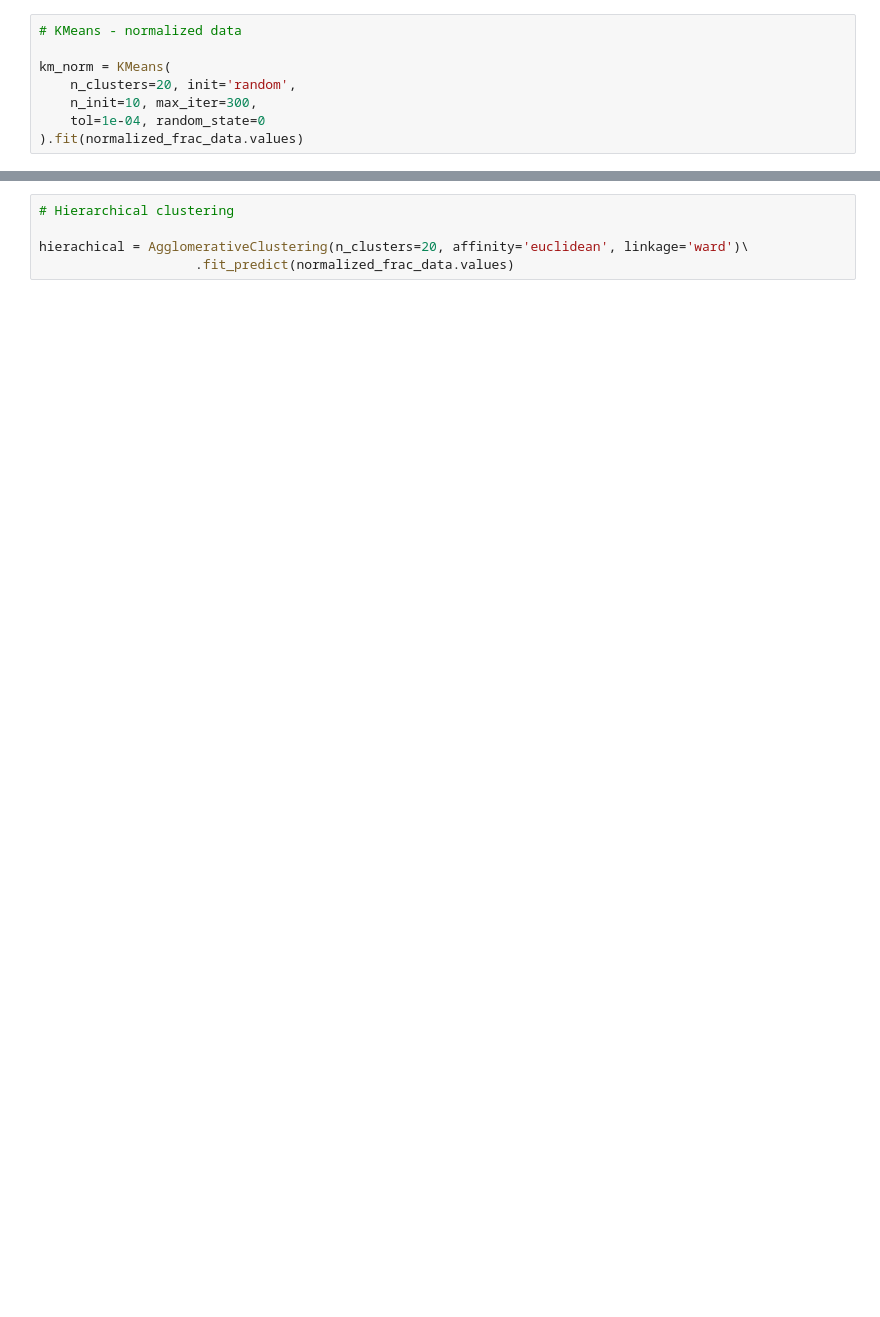
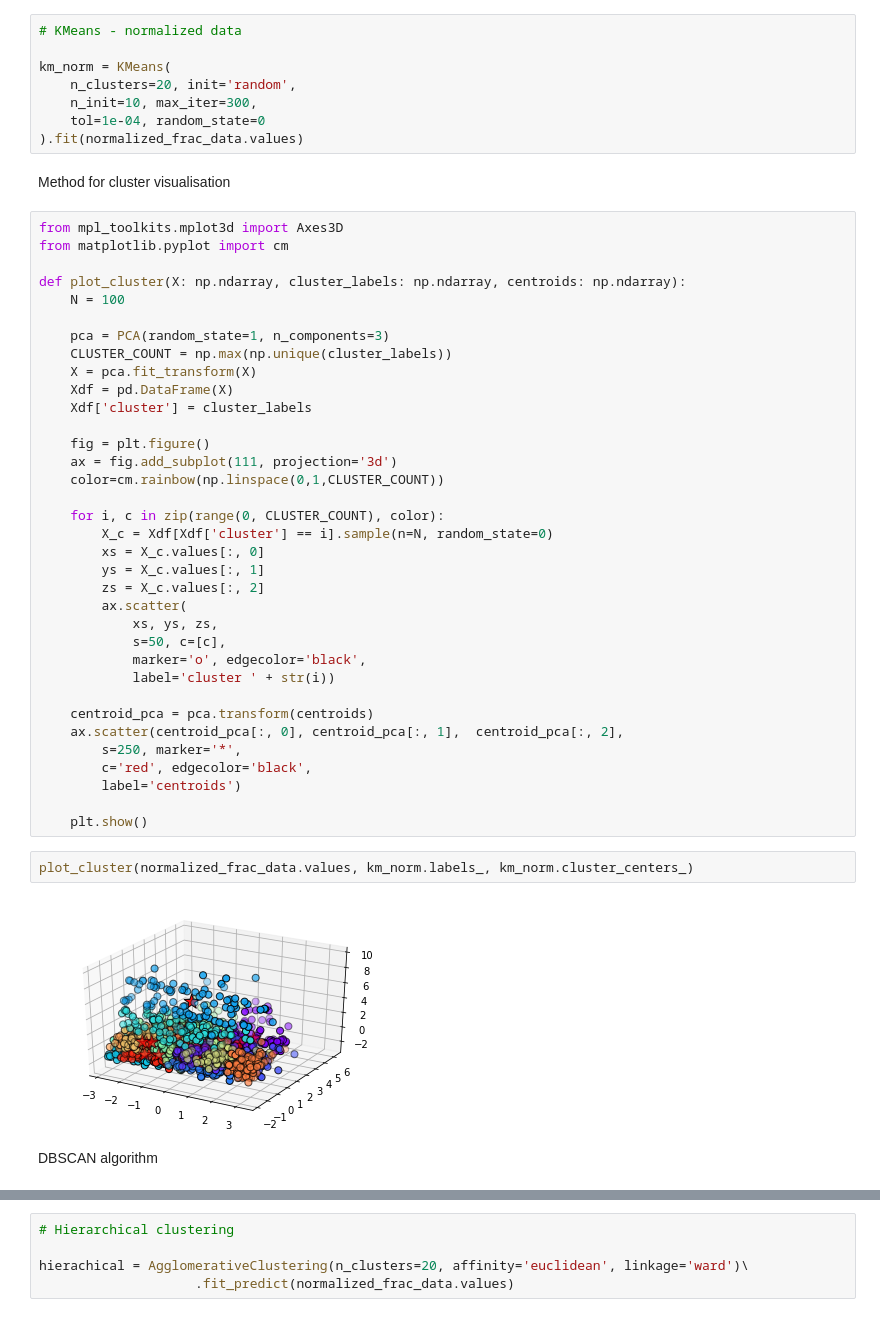
Before and after one commit to strahinja16/ml-clustering, a Jupyter notebook: main.ipynb, the cells around one changed output, grey strips where cells are left out. Drawn from its saved outputs; the diff is of its cells as text; blank space fills up the shorter version.

```diff
--- a/main.ipynb
+++ b/main.ipynb
@@ -64,6 +92,49 @@ km_norm = KMeans(
     n_init=10, max_iter=300,
     tol=1e-04, random_state=0
 ).fit(normalized_frac_data.values)
+# %% [markdown]
+Method for cluster visualisation
+# %%
+from mpl_toolkits.mplot3d import Axes3D
+from matplotlib.pyplot import cm
+
+def plot_cluster(X: np.ndarray, cluster_labels: np.ndarray, centroids: np.ndarray):
+    N = 100
+
+    pca = PCA(random_state=1, n_components=3)
+    CLUSTER_COUNT = np.max(np.unique(cluster_labels))
+    X = pca.fit_transform(X)
+    Xdf = pd.DataFrame(X)
+    Xdf['cluster'] = cluster_labels
+
+    fig = plt.figure()
+    ax = fig.add_subplot(111, projection='3d')
+    color=cm.rainbow(np.linspace(0,1,CLUSTER_COUNT))
+
+    for i, c in zip(range(0, CLUSTER_COUNT), color):
+        X_c = Xdf[Xdf['cluster'] == i].sample(n=N, random_state=0)
+        xs = X_c.values[:, 0]
+        ys = X_c.values[:, 1]
+        zs = X_c.values[:, 2]
+        ax.scatter(
+            xs, ys, zs,
+            s=50, c=[c],
+            marker='o', edgecolor='black',
+            label='cluster ' + str(i))
+
+    centroid_pca = pca.transform(centroids)
+    ax.scatter(centroid_pca[:, 0], centroid_pca[:, 1],  centroid_pca[:, 2],
+        s=250, marker='*',
+        c='red', edgecolor='black',
+        label='centroids')
+
+    plt.show()
+# %%
+plot_cluster(normalized_frac_data.values, km_norm.labels_, km_norm.cluster_centers_)
+# %% [output]
+[figure, added]
+# %% [markdown]
+DBSCAN algorithm
 # %%
 # DBSCAN - normalized data
 db_scan_model = DBSCAN(eps=0.5, min_samples=11)
```
Also changed, not shown: parts of 32 cells of this notebook, 1 other file.
